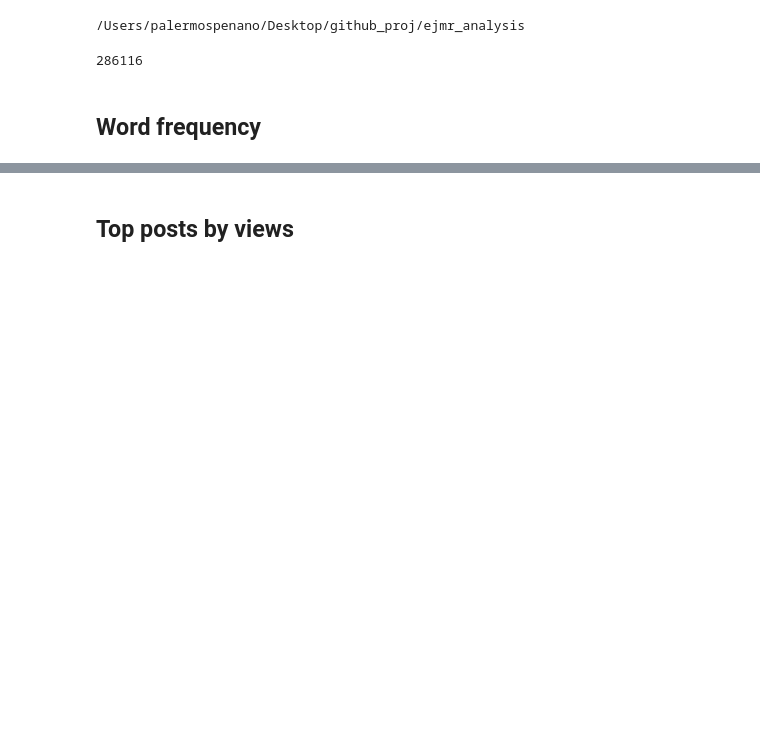
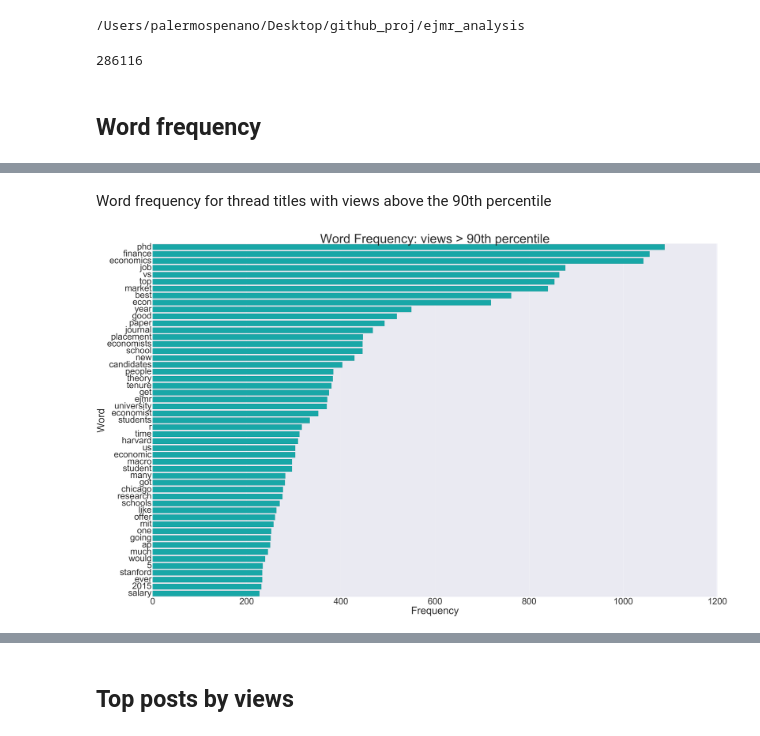
Before and after one commit to palpen/ejmr_analysis, a Jupyter notebook: ejmr_analysis.ipynb, the cells around one changed output, grey strips where cells are left out. Cells and saved outputs as stored; diff of their text form; code cells hidden in the pictures; blank space fills up the shorter version.

```diff
--- a/ejmr_analysis.ipynb
+++ b/ejmr_analysis.ipynb
@@ -41,0 +72,23 @@ rslt = pd.DataFrame(word_dist.most_common(top_N),
+# %% [markdown]
+Word frequency for thread titles with views above the 90th percentile
+# %%
+ejmr_df_topv = ejmr_df.loc[ejmr_df['views'] > 1479]
+
+txt = ejmr_df_topv['cleanTitle'].str.cat(sep=' ')
+words = nltk.tokenize.word_tokenize(txt)
+word_dist = nltk.FreqDist(words)
+
+top_N = 51
+rslt_topv = pd.DataFrame(word_dist.most_common(top_N),
+                         columns=['Word', 'Frequency'])
+
+plt.figure(figsize=(80, 50))
+ax = sns.barplot(y="Word", x="Frequency", data=rslt_topv, color="c")
+ax.set_title('Word Frequency: views > 90th percentile', fontsize=100)
+ax.set_xlabel("Frequency", fontsize=80)
+ax.set_ylabel("Word", fontsize=80)
+ax.tick_params(labelsize=70)
+
+plt.show()
+# %% [output]
+[figure, added]
```
Also changed, not shown: parts of 15 cells of this notebook.
